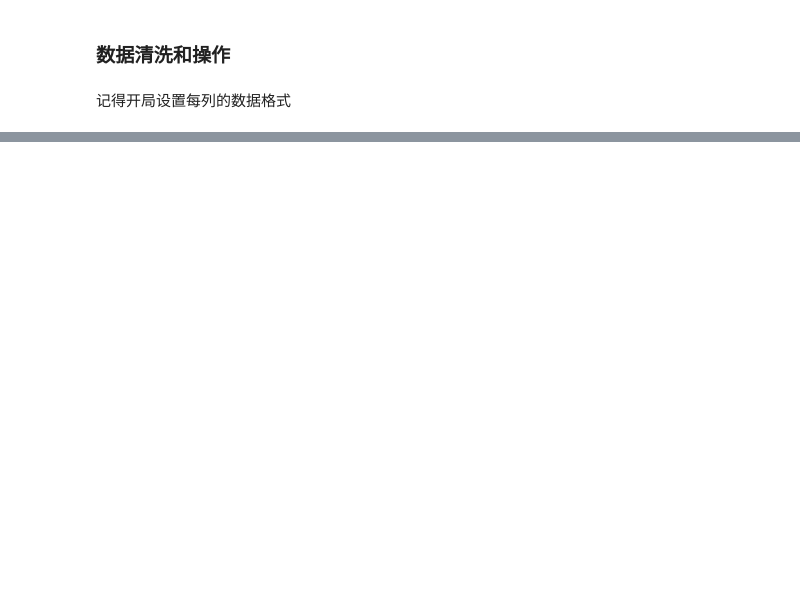
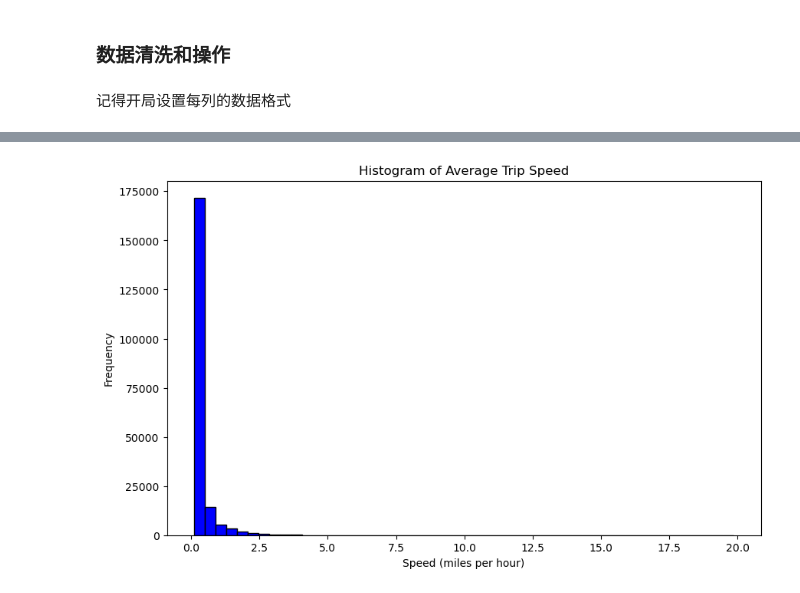
Before and after one commit to MengyuanHan1/CASA0006-Data-Science-for-Spatial-Systems, a Jupyter notebook: DSSS.ipynb, the cells around one changed output, grey strips where cells are left out. Saved outputs shown, nothing was run; the diff lists cells and outputs as text; code cells hidden in the pictures; blank space fills up the shorter version.

```diff
--- a/DSSS.ipynb
+++ b/DSSS.ipynb
@@ -23,0 +187,11 @@ extras和tolls特别大的订单有几个是来自同几个taxi id，并且查
+# %%
+# 选择关注的列
+columns_to_drop = [
+    'Taxi_ID', 'Trip_Start_Timestamp', 'Trip_End_Timestamp',
+    'Trip_Seconds', 'Trip_Miles', 'Pickup_Community_Area',
+    'Dropoff_Community_Area', 'Fare', 'Tips', 'Tolls', 'Extras',
+    'Trip_Total'
+]
+
+# 删除这些列中包含空值的行
+data = data.dropna(subset=columns_to_drop)
@@ -23,0 +370,18 @@ extras和tolls特别大的订单有几个是来自同几个taxi id，并且查
+# %%
+# 过滤掉'Trip_Seconds'和'Trip_Miles'为0的行以及平均时速超过30，小于0.1的行
+data = data[(data['Average_Speed'] <= 20) & (data['Average_Speed'] >= 0.1)]
+
+# 绘制直方图
+plt.figure(figsize=(10, 6))
+plt.hist(data['Average_Speed'], bins=50, color='blue', edgecolor='black')
+plt.title('Histogram of Average Trip Speed')
+plt.xlabel('Speed (miles per hour)')
+plt.ylabel('Frequency')
+
+# 显示图表
+plt.show()
+
+#不想保留Speed列，丢弃它
+data.drop('Average_Speed', axis=1, inplace=True)
+# %% [output]
+[figure, added]
```
Also changed, not shown: parts of 55 cells of this notebook.
